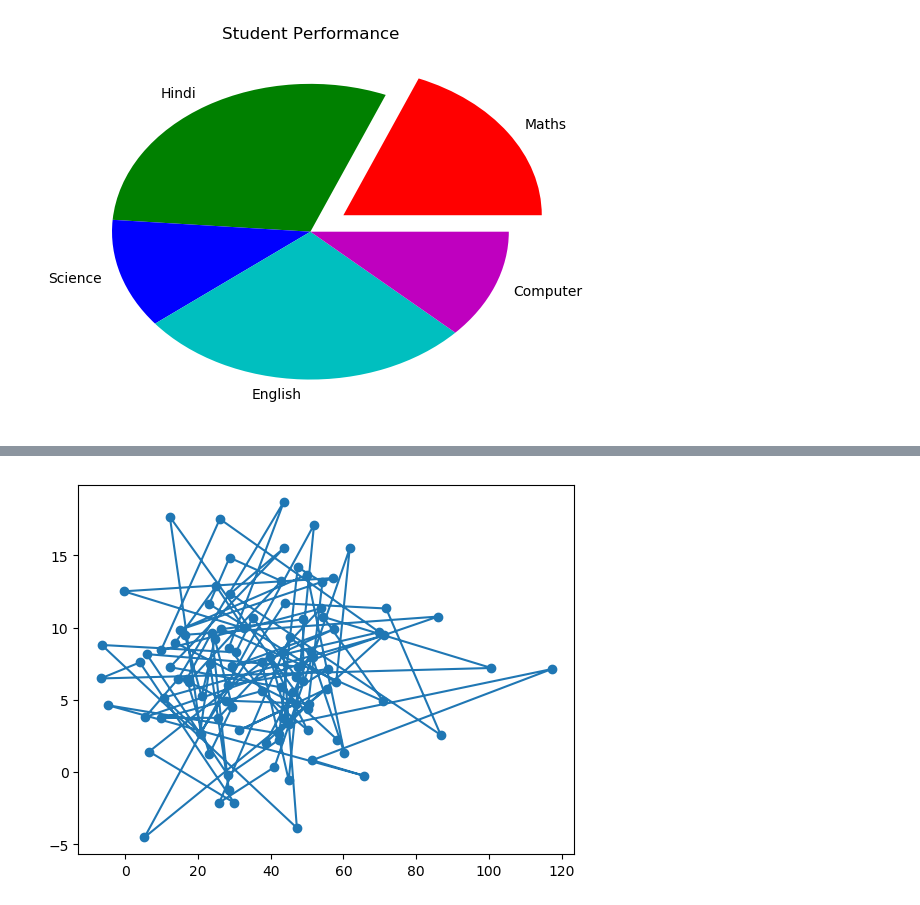
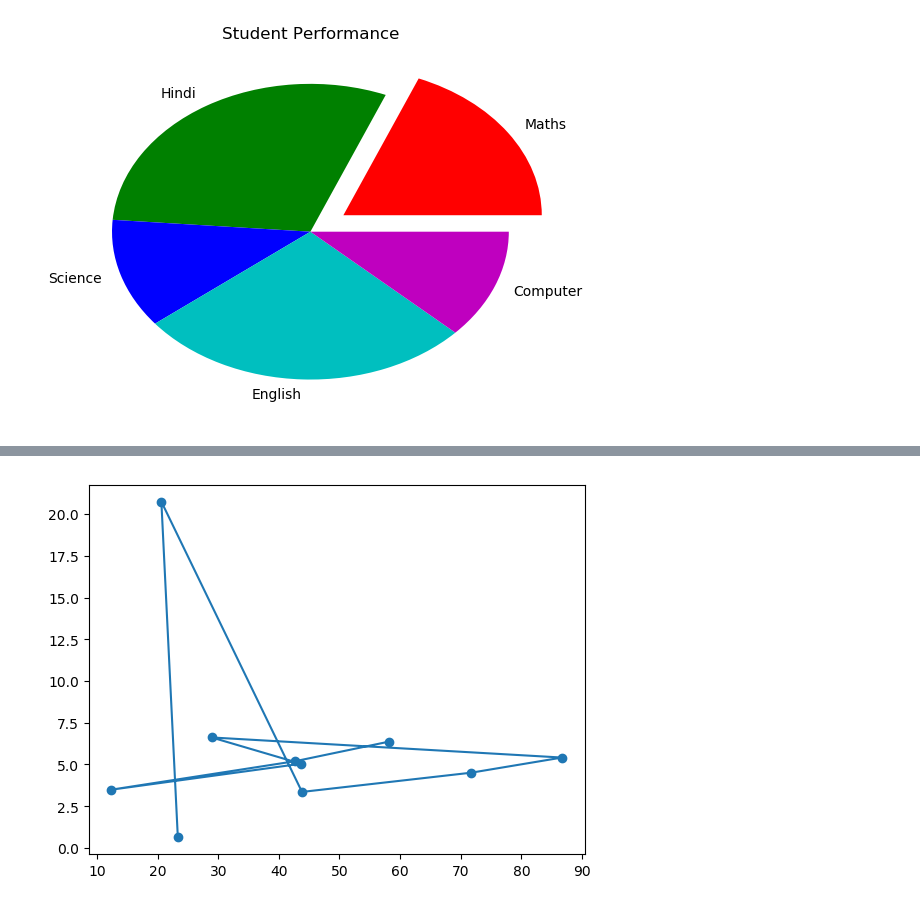
Before and after one commit to kirtibajaj/DataScience, a Jupyter notebook: matplotlib.ipynb, the cells around one changed output, grey strips where cells are left out. Drawn from its saved outputs; the diff is of its cells as text; code cells hidden in the pictures.

```diff
--- a/matplotlib.ipynb
+++ b/matplotlib.ipynb
@@ -308,11 +302,11 @@ plt.show()
 # %%
-ages = np.random.normal(35.0,20.0,100)
-tv = np.random.normal(8.0,5.0,100)
+ages = np.random.normal(35.0,20.0,10)
+tv = np.random.normal(8.0,5.0,10)
 plt.scatter(ages,tv)
 plt.plot(ages,tv)
 plt.show()
 # %% [output]
-[figure, old version]
+[figure, new version]
 # %%
 bache =sorted([ randint(1,18) for var in range(100)])
 kaam = sorted([ randint(18,45) for var in range(500)])
```
Also changed, not shown: parts of 15 cells of this notebook, 1 other file.
